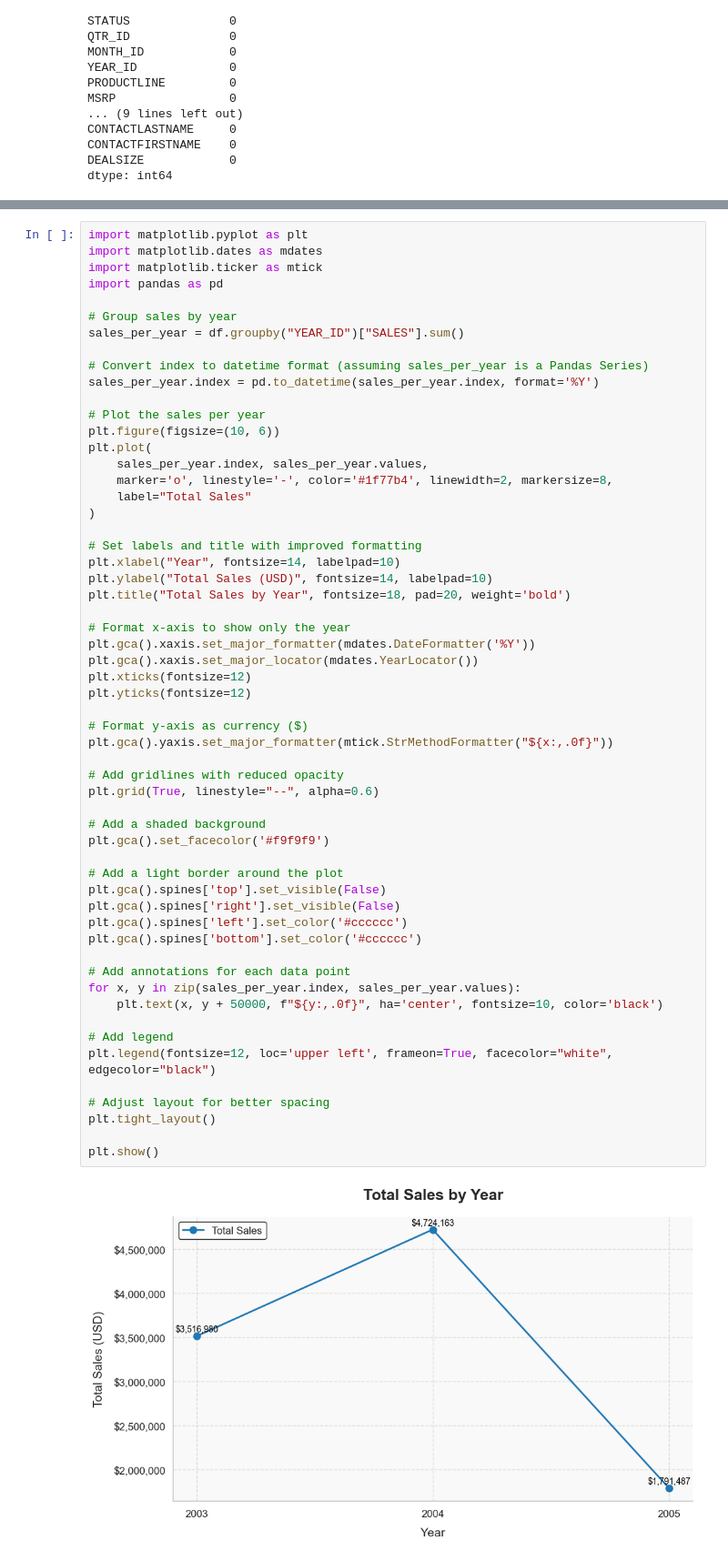
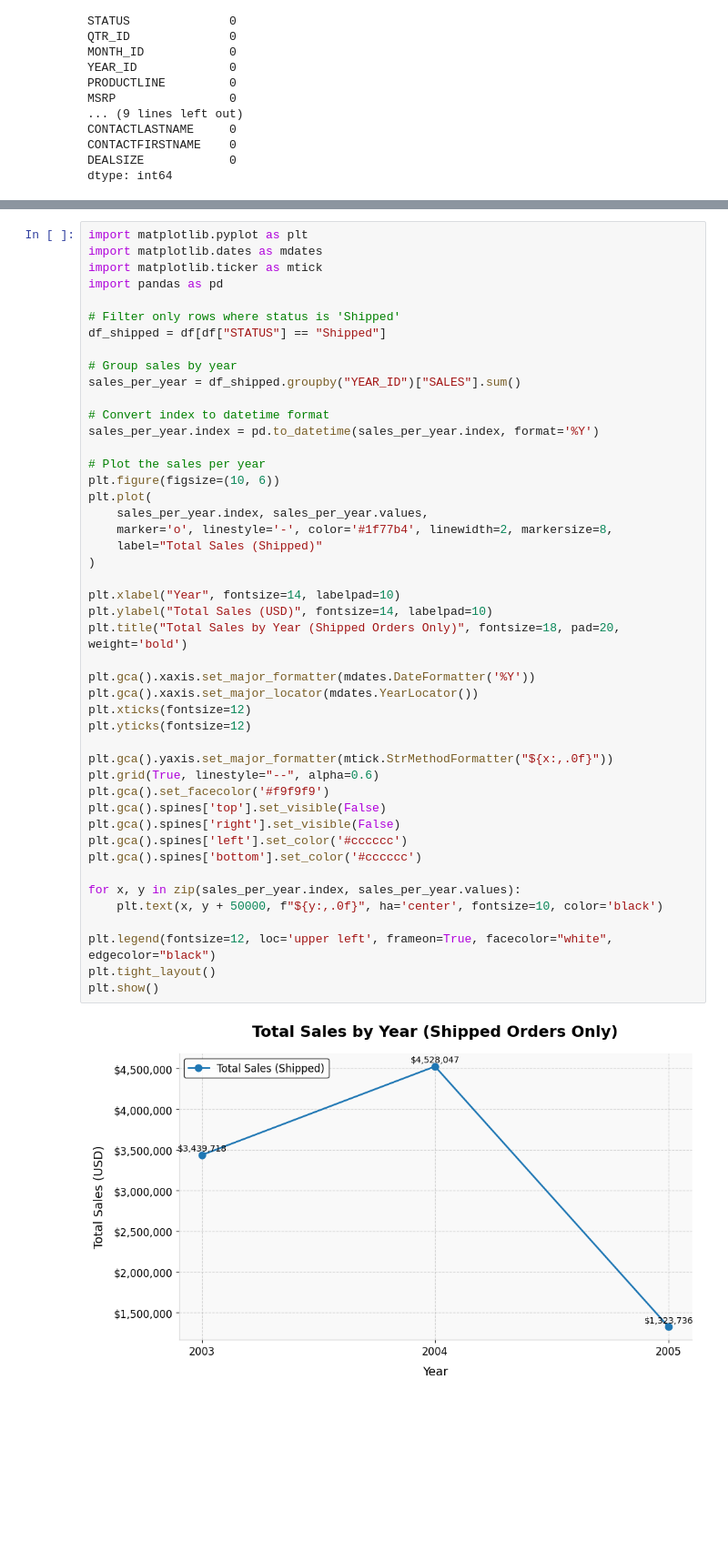
Before and after one commit to arik147/sales-case-study, a Jupyter notebook: Sales_Analysis_Case_Study.ipynb, the cells around one changed output, grey strips where cells are left out. Shown at 91% size. Cells and saved outputs as stored; diff of their text form; blank space fills up the shorter version.

```diff
--- a/Sales_Analysis_Case_Study.ipynb
+++ b/Sales_Analysis_Case_Study.ipynb
@@ -88,59 +88,48 @@ import matplotlib.dates as mdates
 import matplotlib.ticker as mtick
 import pandas as pd
 
+# Filter only rows where status is 'Shipped'
+df_shipped = df[df["STATUS"] == "Shipped"]
+
 # Group sales by year
-sales_per_year = df.groupby("YEAR_ID")["SALES"].sum()
+sales_per_year = df_shipped.groupby("YEAR_ID")["SALES"].sum()
 
-# Convert index to datetime format (assuming sales_per_year is a Pandas Series)
+# Convert index to datetime format
 sales_per_year.index = pd.to_datetime(sales_per_year.index, format='%Y')
 
 # Plot the sales per year
 plt.figure(figsize=(10, 6))
 plt.plot(
     sales_per_year.index, sales_per_year.values,
     marker='o', linestyle='-', color='#1f77b4', linewidth=2, markersize=8,
-    label="Total Sales"
+    label="Total Sales (Shipped)"
 )
 
-# Set labels and title with improved formatting
 plt.xlabel("Year", fontsize=14, labelpad=10)
 plt.ylabel("Total Sales (USD)", fontsize=14, labelpad=10)
-plt.title("Total Sales by Year", fontsize=18, pad=20, weight='bold')
+plt.title("Total Sales by Year (Shipped Orders Only)", fontsize=18, pad=20, weight='bold')
 
-# Format x-axis to show only the year
 plt.gca().xaxis.set_major_formatter(mdates.DateFormatter('%Y'))
 plt.gca().xaxis.set_major_locator(mdates.YearLocator())
 plt.xticks(fontsize=12)
 plt.yticks(fontsize=12)
 
-# Format y-axis as currency ($)
 plt.gca().yaxis.set_major_formatter(mtick.StrMethodFormatter("${x:,.0f}"))
-
-# Add gridlines with reduced opacity
 plt.grid(True, linestyle="--", alpha=0.6)
-
-# Add a shaded background
 plt.gca().set_facecolor('#f9f9f9')
-
-# Add a light border around the plot
 plt.gca().spines['top'].set_visible(False)
 plt.gca().spines['right'].set_visible(False)
 plt.gca().spines['left'].set_color('#cccccc')
 plt.gca().spines['bottom'].set_color('#cccccc')
 
-# Add annotations for each data point
 for x, y in zip(sales_per_year.index, sales_per_year.values):
     plt.text(x, y + 50000, f"${y:,.0f}", ha='center', fontsize=10, color='black')
 
-# Add legend
 plt.legend(fontsize=12, loc='upper left', frameon=True, facecolor="white", edgecolor="black")
-
-# Adjust layout for better spacing
 plt.tight_layout()
-
 plt.show()
 # %% [output]
-[figure, old version]
+[figure, new version]
 # %%
 import matplotlib.pyplot as plt
 import matplotlib.ticker as mtick
```
Also changed, not shown: parts of 2 cells of this notebook.
